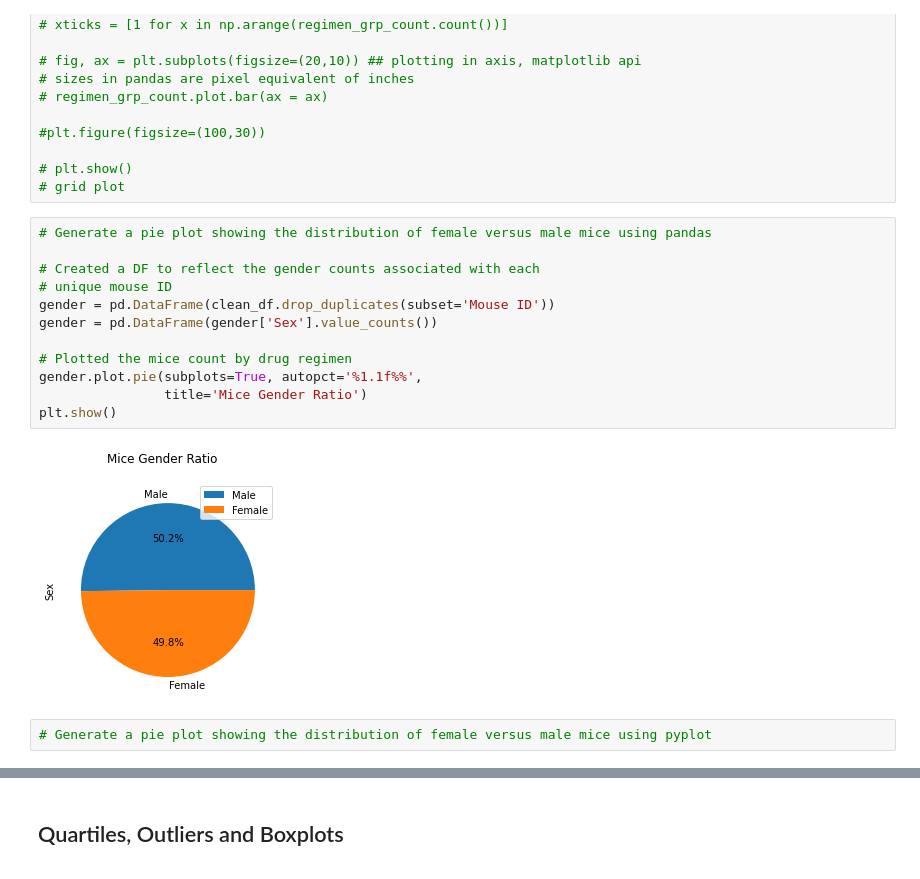
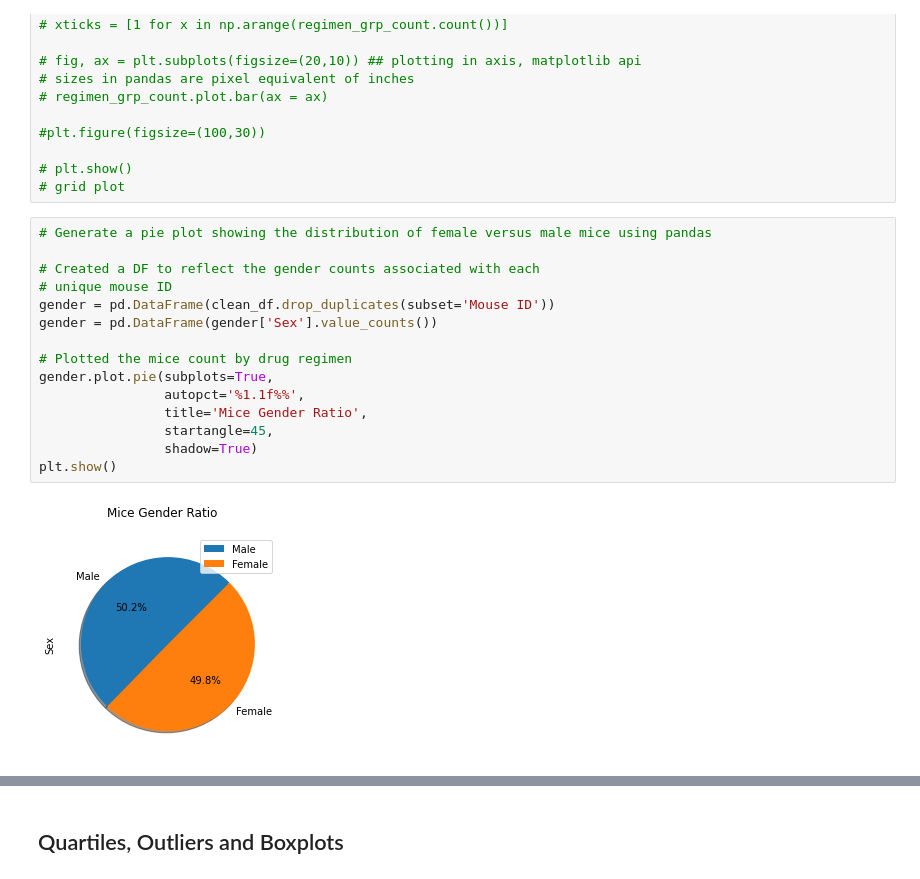
Before and after one commit to szerpa17/matplotlib-challenge, a Jupyter notebook: Pymaceuticals/pymaceuticals.ipynb, the cells around one changed output, grey strips where cells are left out. Drawn from its saved outputs; the diff is of its cells as text.

```diff
--- a/Pymaceuticals/pymaceuticals.ipynb
+++ b/Pymaceuticals/pymaceuticals.ipynb
@@ -278,16 +278,17 @@ plt.show()
 # %%
 # Generate a pie plot showing the distribution of female versus male mice using pandas
 
 # Created a DF to reflect the gender counts associated with each
 # unique mouse ID
 gender = pd.DataFrame(clean_df.drop_duplicates(subset='Mouse ID'))
 gender = pd.DataFrame(gender['Sex'].value_counts())
 
 # Plotted the mice count by drug regimen
-gender.plot.pie(subplots=True, autopct='%1.1f%%',
-                title='Mice Gender Ratio')
+gender.plot.pie(subplots=True,
+                autopct='%1.1f%%',
+                title='Mice Gender Ratio',
+                startangle=45,
+                shadow=True)
 plt.show()
 # %% [output]
-[figure, old version]
+[figure, new version]
-# %%
-# Generate a pie plot showing the distribution of female versus male mice using pyplot
```
Also changed, not shown: parts of 1 cell of this notebook.
